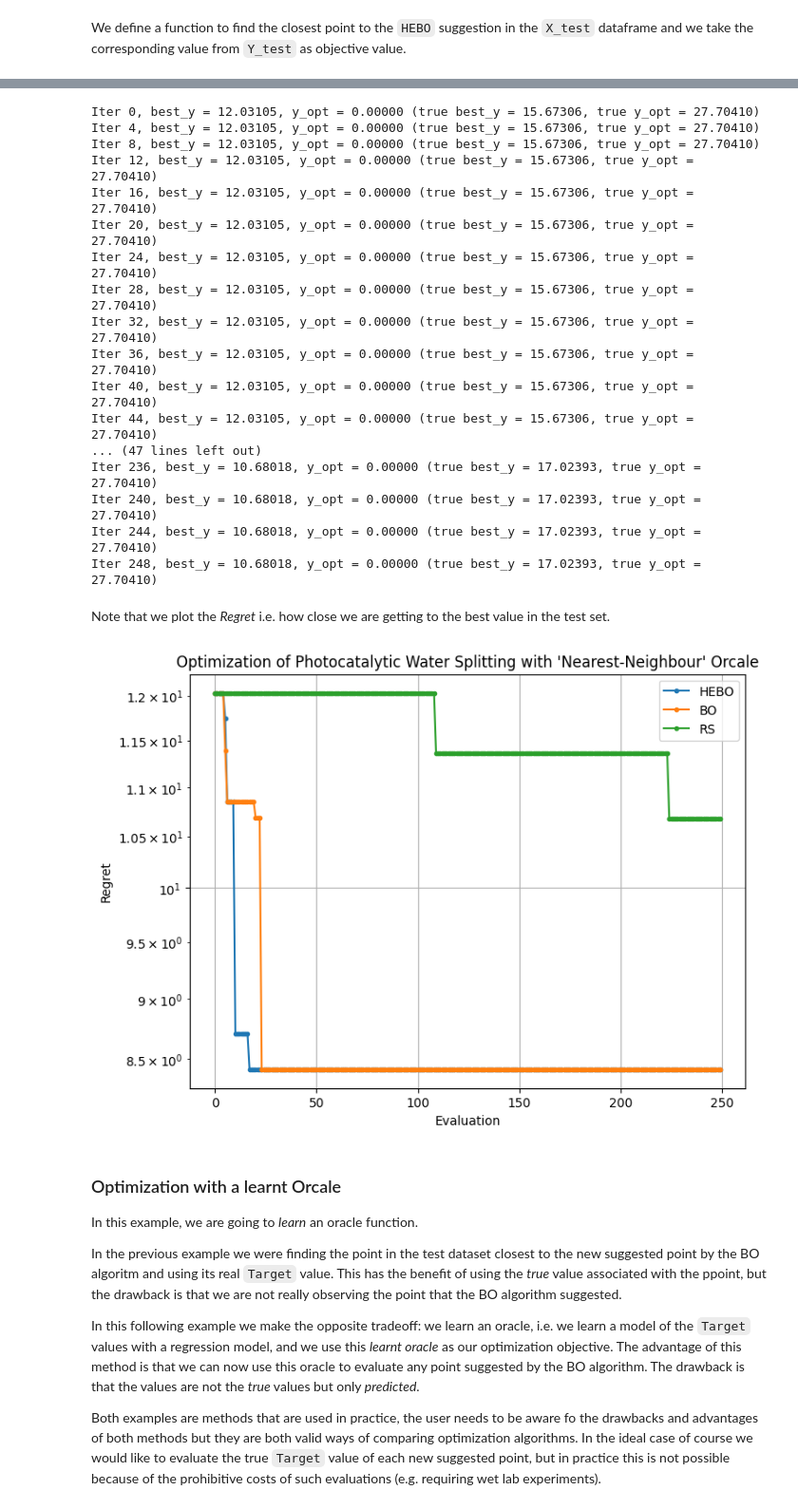
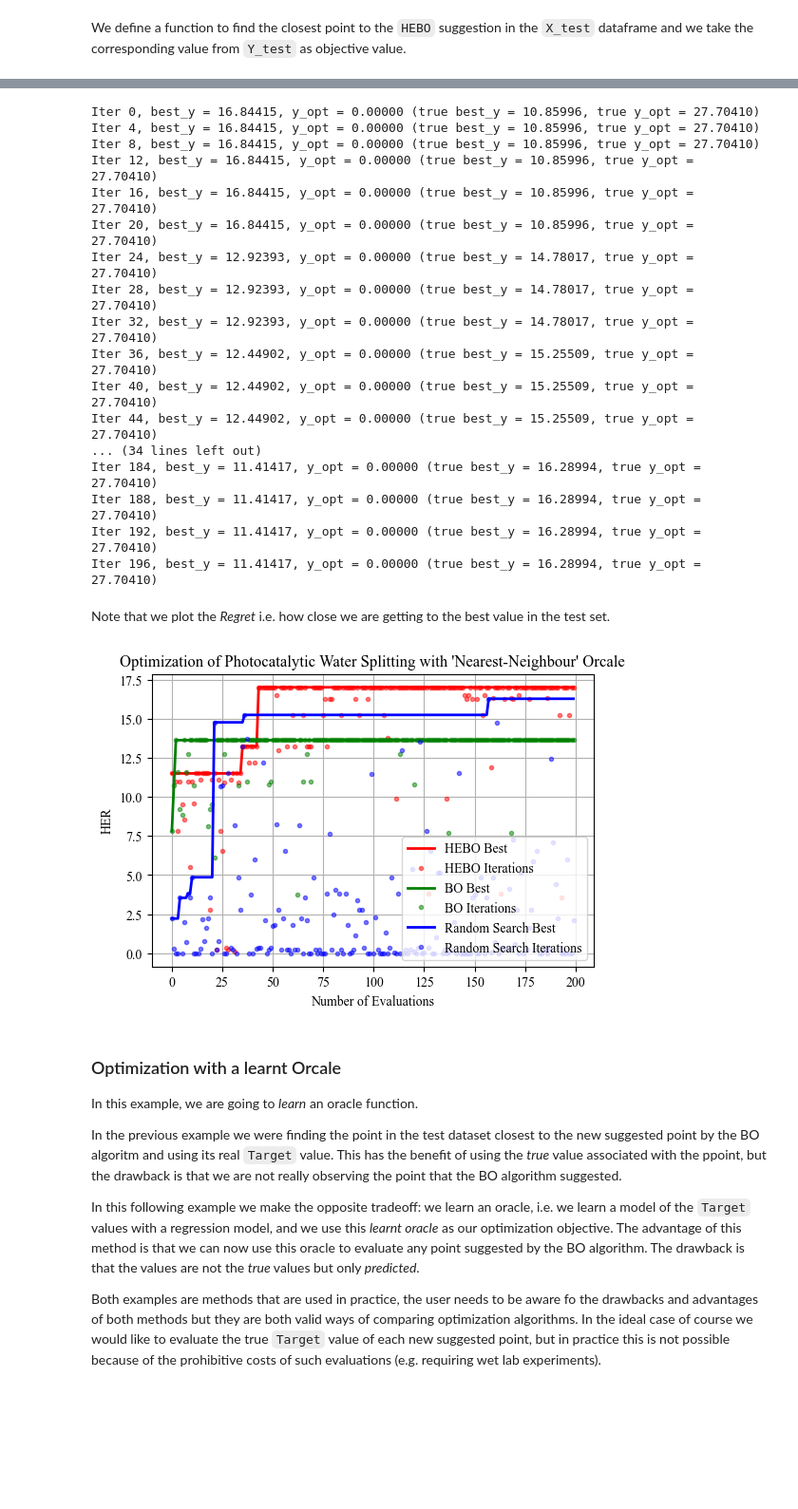
Before and after one commit to zwyu-ai/BO-Tutorial-for-Sci, a Jupyter notebook: HER/BO_Tutorial_HER.ipynb, the cells around one changed output, grey strips where cells are left out. Shown: that part at 95% size. Cells and saved outputs as stored; diff of their text form; code cells hidden in the pictures; blank space fills up the shorter version.

```diff
--- a/HER/BO_Tutorial_HER.ipynb
+++ b/HER/BO_Tutorial_HER.ipynb
@@ -253,7 +294,7 @@ In particular, we make sure that the best 10% points are not in the training set
 # %%
 from sklearn.model_selection import train_test_split
 
-num_best_to_exclude = max(1, int(0.10 * len(data)))
+num_best_to_exclude = max(1, int(0.25 * len(data)))
 data_best = data.sort_values(by='Target').head(num_best_to_exclude)
 indices_to_drop = data_best.index
 
@@ -261,6 +302,8 @@ data_rest = data.drop(indices_to_drop)
 data_train, data_test_partial = train_test_split(data_rest, test_size=0.9, random_state=42)
 data_test = pd.concat([data_test_partial, data_best])
 
+X_all = data[space.numeric_names]
+Y_all = data["Target"].values.reshape(-1, 1)
 X_train = data_train[space.numeric_names]
 Y_train = data_train["Target"].values.reshape(-1, 1)
 X_test = data_test[space.numeric_names]
@@ -357,5 +400,5 @@ Iter 248, best_y = 8.41906, y_opt = 0.00000 (true best_y = 19.28505, true y_opt
 # %%
-rs_log = Y_train.flatten()
+rs_log = Y_train.copy().flatten()
 for i in range(NUM_ITERATIONS):
     rec_x = space.sample(NUM_SUGGESTIONS_PER_ITERATION) # sample a new point from the search space
     idx = find_nearest_row(X_test, rec_x.values) # find closest point for which we have the true value in X_test
@@ -365,42 +408,41 @@ for i in range(NUM_ITERATIONS):
         print(f'Iter {i}, best_y = {rs_log.min():.5f}, y_opt = {Y_test.min():.5f} '
               f'(true best_y = {-(rs_log.min()-true_best_y):.5f}, true y_opt = {true_best_y:.5f})')
 # %% [output]
-Iter 0, best_y = 12.03105, y_opt = 0.00000 (true best_y = 15.67306, true y_opt = 27.70410)
-Iter 4, best_y = 12.03105, y_opt = 0.00000 (true best_y = 15.67306, true y_opt = 27.70410)
-Iter 8, best_y = 12.03105, y_opt = 0.00000 (true best_y = 15.67306, true y_opt = 27.70410)
-Iter 12, best_y = 12.03105, y_opt = 0.00000 (true best_y = 15.67306, true y_opt = 27.70410)
-Iter 16, best_y = 12.03105, y_opt = 0.00000 (true best_y = 15.67306, true y_opt = 27.70410)
-Iter 20, best_y = 12.03105, y_opt = 0.00000 (true best_y = 15.67306, true y_opt = 27.70410)
-Iter 24, best_y = 12.03105, y_opt = 0.00000 (true best_y = 15.67306, true y_opt = 27.70410)
-Iter 28, best_y = 12.03105, y_opt = 0.00000 (true best_y = 15.67306, true y_opt = 27.70410)
-Iter 32, best_y = 12.03105, y_opt = 0.00000 (true best_y = 15.67306, true y_opt = 27.70410)
-Iter 36, best_y = 12.03105, y_opt = 0.00000 (true best_y = 15.67306, true y_opt = 27.70410)
-Iter 40, best_y = 12.03105, y_opt = 0.00000 (true best_y = 15.67306, true y_opt = 27.70410)
-Iter 44, best_y = 12.03105, y_opt = 0.00000 (true best_y = 15.67306, true y_opt = 27.70410)
-... (47 lines left out)
-Iter 236, best_y = 10.68018, y_opt = 0.00000 (true best_y = 17.02393, true y_opt = 27.70410)
-Iter 240, best_y = 10.68018, y_opt = 0.00000 (true best_y = 17.02393, true y_opt = 27.70410)
-Iter 244, best_y = 10.68018, y_opt = 0.00000 (true best_y = 17.02393, true y_opt = 27.70410)
-Iter 248, best_y = 10.68018, y_opt = 0.00000 (true best_y = 17.02393, true y_opt = 27.70410)
+Iter 0, best_y = 16.84415, y_opt = 0.00000 (true best_y = 10.85996, true y_opt = 27.70410)
+Iter 4, best_y = 16.84415, y_opt = 0.00000 (true best_y = 10.85996, true y_opt = 27.70410)
+Iter 8, best_y = 16.84415, y_opt = 0.00000 (true best_y = 10.85996, true y_opt = 27.70410)
+Iter 12, best_y = 16.84415, y_opt = 0.00000 (true best_y = 10.85996, true y_opt = 27.70410)
+Iter 16, best_y = 16.84415, y_opt = 0.00000 (true best_y = 10.85996, true y_opt = 27.70410)
+Iter 20, best_y = 16.84415, y_opt = 0.00000 (true best_y = 10.85996, true y_opt = 27.70410)
+Iter 24, best_y = 12.92393, y_opt = 0.00000 (true best_y = 14.78017, true y_opt = 27.70410)
+Iter 28, best_y = 12.92393, y_opt = 0.00000 (true best_y = 14.78017, true y_opt = 27.70410)
+Iter 32, best_y = 12.92393, y_opt = 0.00000 (true best_y = 14.78017, true y_opt = 27.70410)
+Iter 36, best_y = 12.44902, y_opt = 0.00000 (true best_y = 15.25509, true y_opt = 27.70410)
+Iter 40, best_y = 12.44902, y_opt = 0.00000 (true best_y = 15.25509, true y_opt = 27.70410)
+Iter 44, best_y = 12.44902, y_opt = 0.00000 (true best_y = 15.25509, true y_opt = 27.70410)
+... (34 lines left out)
+Iter 184, best_y = 11.41417, y_opt = 0.00000 (true best_y = 16.28994, true y_opt = 27.70410)
+Iter 188, best_y = 11.41417, y_opt = 0.00000 (true best_y = 16.28994, true y_opt = 27.70410)
+Iter 192, best_y = 11.41417, y_opt = 0.00000 (true best_y = 16.28994, true y_opt = 27.70410)
+Iter 196, best_y = 11.41417, y_opt = 0.00000 (true best_y = 16.28994, true y_opt = 27.70410)
 # %% [markdown]
 Note that we plot the *Regret* i.e. how close we are getting to the best value in the test set.
-# %%
-conv_hebo = np.minimum.accumulate(hebo.y)
-conv_bo = np.minimum.accumulate(bo.y)
-conv_rs = np.minimum.accumulate(rs_log)
-
-plt.figure(figsize = (8,6))
-plt.semilogy(conv_hebo[len(X_train):], '.-', label = 'HEBO')
-plt.semilogy(conv_bo[len(X_train):], '.-', label = 'BO')
-plt.semilogy(conv_rs[len(X_train):], '.-', label = 'RS')
-plt.xlabel('Evaluation')
-plt.ylabel('Regret')
-plt.legend()
-plt.grid()
-plt.title("Optimization of Photocatalytic Water Splitting with 'Nearest-Neighbour' Orcale")
-plt.show()
-# %% [output]
-[figure, removed]
+# %%
+plt.figure(figsize = (6, 4))
+T = len(Y_train)
+plot_y_curve(hebo.y[T:], label='HEBO', color='red', plot_iter="dots")
+plot_y_curve(bo.y[T:], label='BO', color='green', plot_iter="dots")
+plot_y_curve(rs_log[T:], label='Random Search', color='blue', plot_iter="dots")
+plt.xlabel('Number of Evaluations')
+plt.ylabel('HER')
+plt.legend(loc='lower right')
+plt.grid()
+plt.title("Optimization of Photocatalytic Water Splitting with 'Nearest-Neighbour' Orcale")
+
+plt.savefig("plot_HER_nn.pdf")
+plt.show()
+# %% [output]
+[figure, added]
 # %% [markdown]
 ### Optimization with a learnt Orcale
 
```
Also changed, not shown: parts of 23 cells of this notebook, 7 other files.
